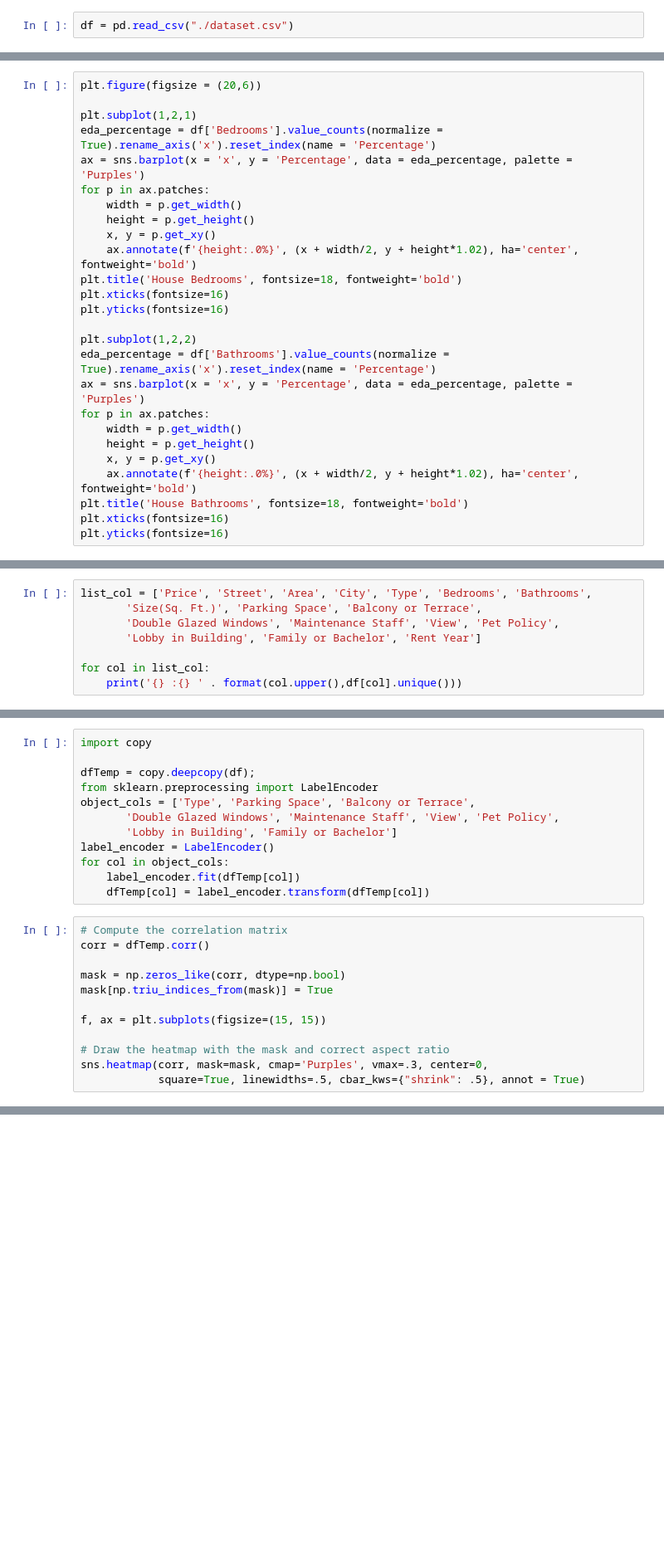
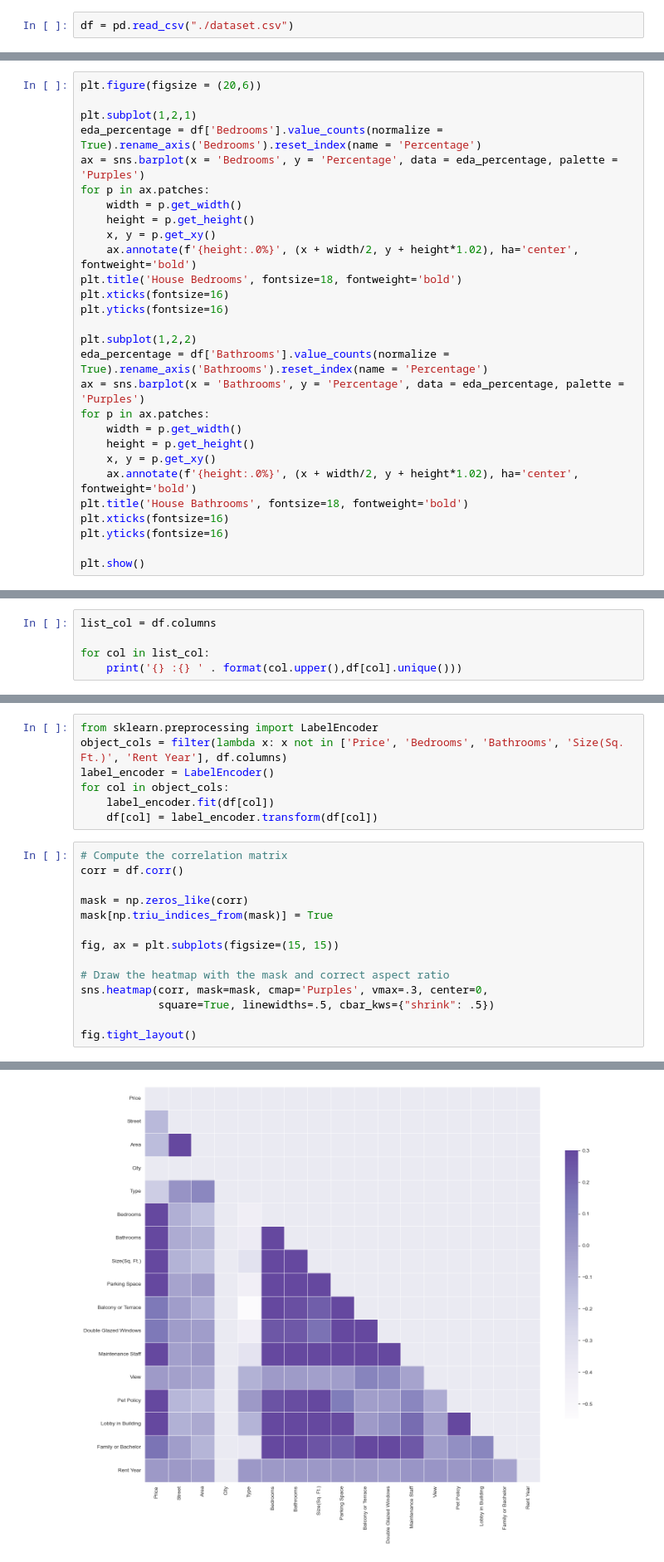
Before and after one commit to jhonnovax/House-Price-Prediction, a Jupyter notebook: house-price-prediction.ipynb, the cells around one changed output, grey strips where cells are left out. Shown at 83% size. Drawn from its saved outputs; the diff is of its cells as text; blank space fills up the shorter version.

```diff
--- a/house-price-prediction.ipynb
+++ b/house-price-prediction.ipynb
@@ -202,8 +232,8 @@ plt.yticks(fontsize=16)
 plt.figure(figsize = (20,6))
 
 plt.subplot(1,2,1)
-eda_percentage = df['Bedrooms'].value_counts(normalize = True).rename_axis('x').reset_index(name = 'Percentage')
-ax = sns.barplot(x = 'x', y = 'Percentage', data = eda_percentage, palette = 'Purples')
+eda_percentage = df['Bedrooms'].value_counts(normalize = True).rename_axis('Bedrooms').reset_index(name = 'Percentage')
+ax = sns.barplot(x = 'Bedrooms', y = 'Percentage', data = eda_percentage, palette = 'Purples')
 for p in ax.patches:
     width = p.get_width()
     height = p.get_height()
@@ -214,8 +244,8 @@ plt.xticks(fontsize=16)
 plt.yticks(fontsize=16)
 
 plt.subplot(1,2,2)
-eda_percentage = df['Bathrooms'].value_counts(normalize = True).rename_axis('x').reset_index(name = 'Percentage')
-ax = sns.barplot(x = 'x', y = 'Percentage', data = eda_percentage, palette = 'Purples')
+eda_percentage = df['Bathrooms'].value_counts(normalize = True).rename_axis('Bathrooms').reset_index(name = 'Percentage')
+ax = sns.barplot(x = 'Bathrooms', y = 'Percentage', data = eda_percentage, palette = 'Purples')
 for p in ax.patches:
     width = p.get_width()
     height = p.get_height()
@@ -224,4 +254,6 @@ for p in ax.patches:
 plt.title('House Bathrooms', fontsize=18, fontweight='bold')
 plt.xticks(fontsize=16)
 plt.yticks(fontsize=16)
+
+plt.show()
 # %% [output]
@@ -439,8 +373,5 @@ dtype: int64
 # %%
-list_col = ['Price', 'Street', 'Area', 'City', 'Type', 'Bedrooms', 'Bathrooms',
-       'Size(Sq. Ft.)', 'Parking Space', 'Balcony or Terrace',
-       'Double Glazed Windows', 'Maintenance Staff', 'View', 'Pet Policy',
-       'Lobby in Building', 'Family or Bachelor', 'Rent Year']
+list_col = df.columns
 
 for col in list_col:
     print('{} :{} ' . format(col.upper(),df[col].unique()))
@@ -468,25 +401,22 @@ RENT YEAR :[2017 2018 2016]
 # %%
-import copy
-
-dfTemp = copy.deepcopy(df);
 from sklearn.preprocessing import LabelEncoder
-object_cols = ['Type', 'Parking Space', 'Balcony or Terrace',
-       'Double Glazed Windows', 'Maintenance Staff', 'View', 'Pet Policy',
-       'Lobby in Building', 'Family or Bachelor']
+object_cols = filter(lambda x: x not in ['Price', 'Bedrooms', 'Bathrooms', 'Size(Sq. Ft.)', 'Rent Year'], df.columns)
 label_encoder = LabelEncoder()
 for col in object_cols:
-    label_encoder.fit(dfTemp[col])
-    dfTemp[col] = label_encoder.transform(dfTemp[col])
+    label_encoder.fit(df[col])
+    df[col] = label_encoder.transform(df[col])
 # %%
 # Compute the correlation matrix
-corr = dfTemp.corr()
+corr = df.corr()
 
-mask = np.zeros_like(corr, dtype=np.bool)
+mask = np.zeros_like(corr)
 mask[np.triu_indices_from(mask)] = True
 
-f, ax = plt.subplots(figsize=(15, 15))
+fig, ax = plt.subplots(figsize=(15, 15))
 
 # Draw the heatmap with the mask and correct aspect ratio
 sns.heatmap(corr, mask=mask, cmap='Purples', vmax=.3, center=0,
-            square=True, linewidths=.5, cbar_kws={"shrink": .5}, annot = True)
+            square=True, linewidths=.5, cbar_kws={"shrink": .5})
+
+fig.tight_layout()
 # %% [output]
@@ -493,0 +423 @@ ValueError: could not convert string to float: 'Section 2'
+[figure, added]
```
Also changed, not shown: parts of 44 cells of this notebook.
